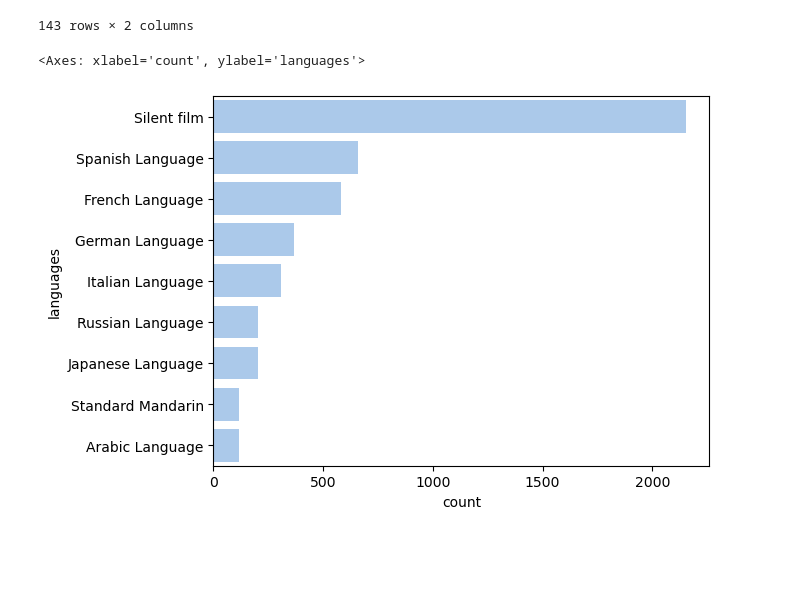
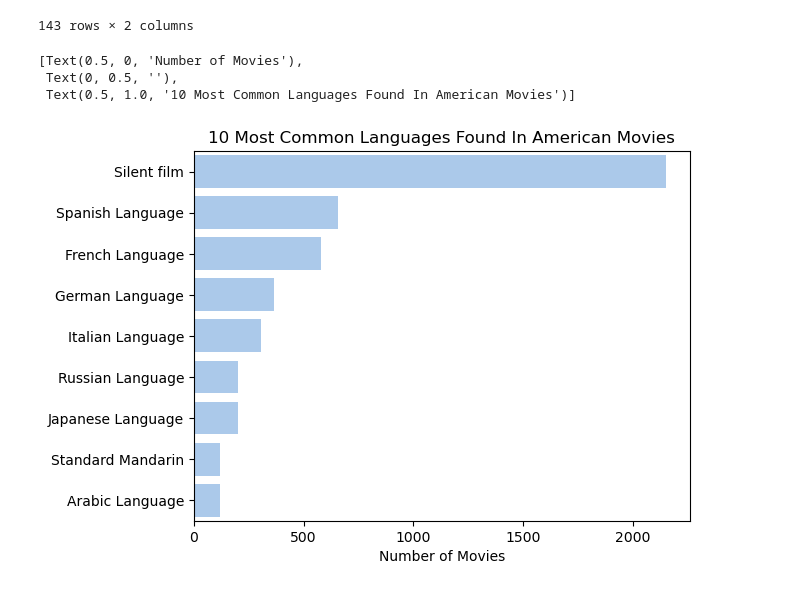
Before and after one commit to epfl-ada/ada-2023-project-pandalysts, a Jupyter notebook: Part3.ipynb, the cells around one changed output. Saved outputs shown, nothing was run; the diff lists cells and outputs as text; code cells hidden in the pictures; blank space fills up the shorter version.

Commit message:
Added labels and title

```diff
--- a/Part3.ipynb
+++ b/Part3.ipynb
@@ -116,7 +116,10 @@ languages_count
 # %%
 # create a horizontal bar graph with the most 10 common languages present in the American movies atop of English
 sns.set_color_codes("pastel")
-sns.barplot(x="count", y="languages", data=languages_count[1:10], color="b")
+ax = sns.barplot(x="count", y="languages", data=languages_count[1:10], color="b")
+ax.set(xlabel='Number of Movies',ylabel='',title='10 Most Common Languages Found In American Movies')
 # %% [output]
-<Axes: xlabel='count', ylabel='languages'>
+[Text(0.5, 0, 'Number of Movies'),
+ Text(0, 0.5, ''),
+ Text(0.5, 1.0, '10 Most Common Languages Found In American Movies')]
-[figure, old version]
+[figure, new version]
```
Also changed, not shown: 1 other file.
